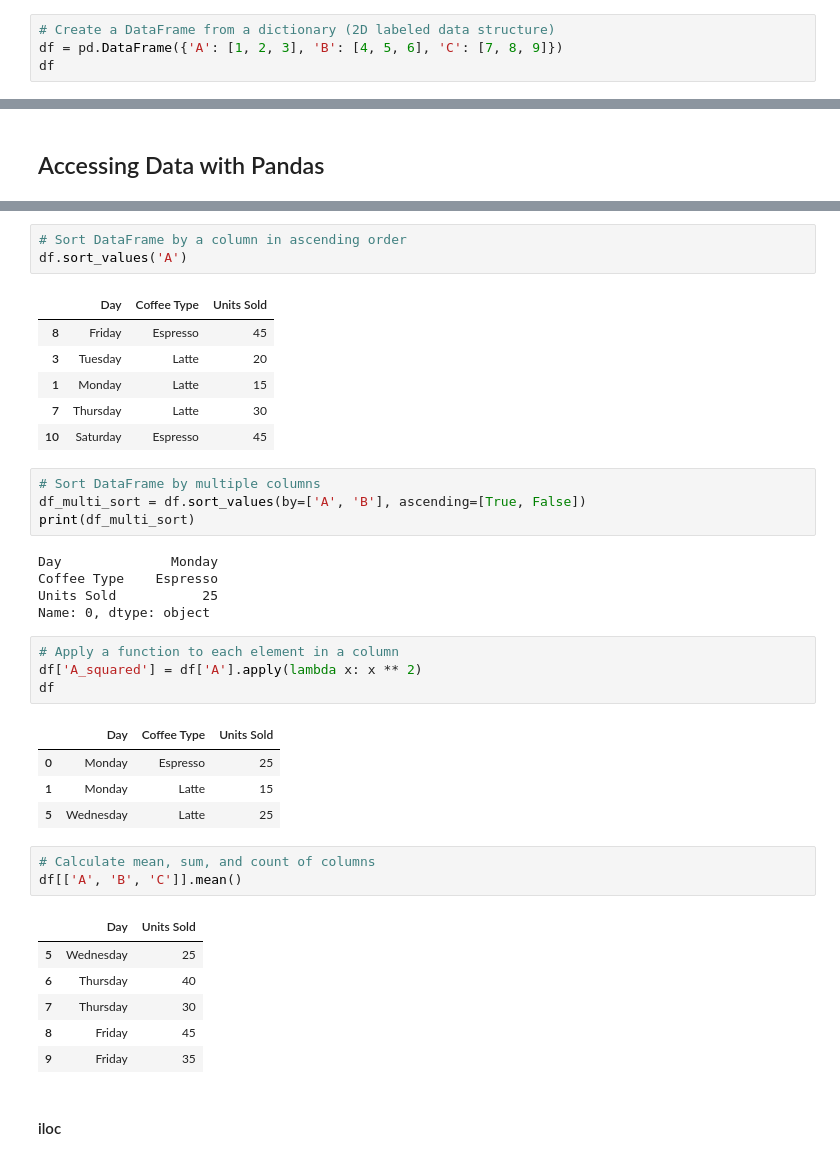
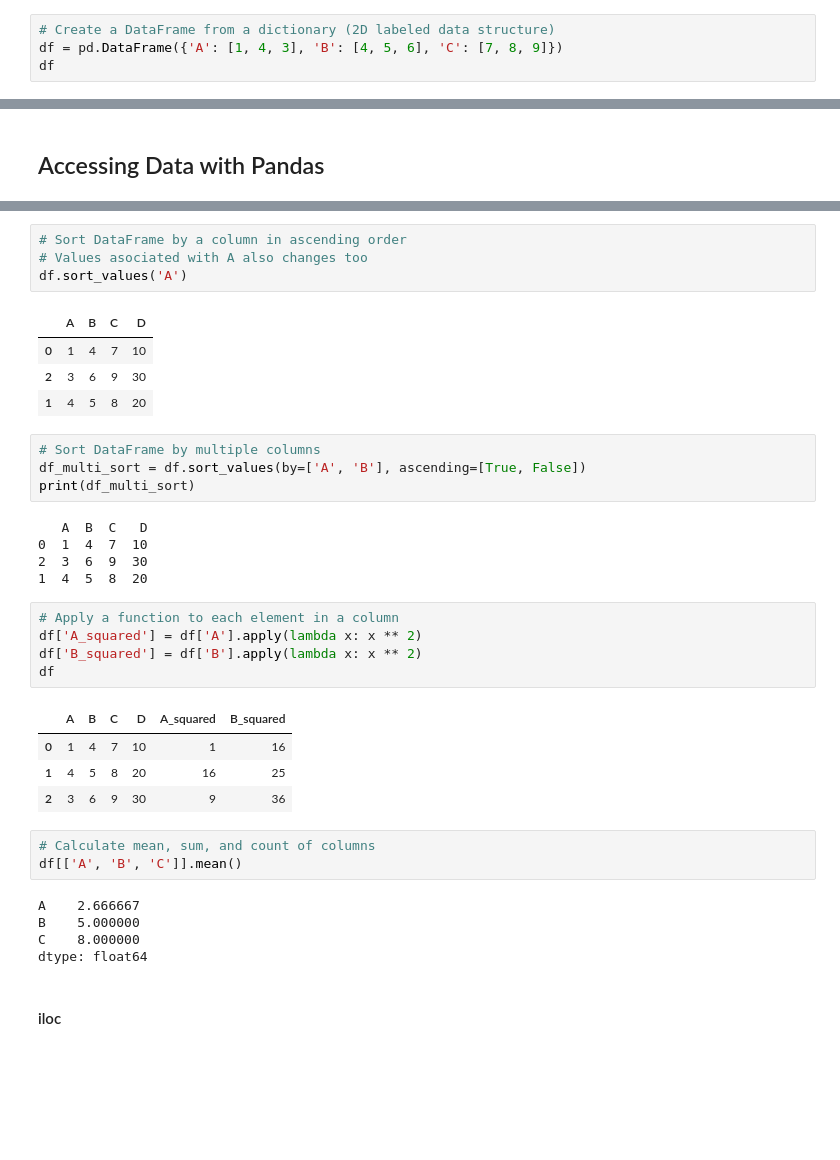
Before and after one commit to NehalLabib77/Machine_Learning, a Jupyter notebook: Data-Analysis/Pandas/.ipynb, the cells around one changed output, grey strips where cells are left out. Cells and saved outputs as stored; diff of their text form; blank space fills up the shorter version.

```diff
--- a/Data-Analysis/Pandas/.ipynb
+++ b/Data-Analysis/Pandas/.ipynb
@@ -196,5 +208,5 @@ s
 # %%
 # Create a DataFrame from a dictionary (2D labeled data structure)
-df = pd.DataFrame({'A': [1, 2, 3], 'B': [4, 5, 6], 'C': [7, 8, 9]})
+df = pd.DataFrame({'A': [1, 4, 3], 'B': [4, 5, 6], 'C': [7, 8, 9]})
 df
 # %% [output]
@@ -391,41 +385,39 @@ df_renamed
 # %%
 # Sort DataFrame by a column in ascending order
+# Values asociated with A also changes too
 df.sort_values('A')
 # %% [output]
-|  | Day | Coffee Type | Units Sold |
-| 8 | Friday | Espresso | 45 |
-| 3 | Tuesday | Latte | 20 |
-| 1 | Monday | Latte | 15 |
-| 7 | Thursday | Latte | 30 |
-| 10 | Saturday | Espresso | 45 |
+|  | A | B | C | D |
+| 0 | 1 | 4 | 7 | 10 |
+| 2 | 3 | 6 | 9 | 30 |
+| 1 | 4 | 5 | 8 | 20 |
 # %%
 # Sort DataFrame by multiple columns
 df_multi_sort = df.sort_values(by=['A', 'B'], ascending=[True, False])
 print(df_multi_sort)
 # %% [output]
-Day              Monday
-Coffee Type    Espresso
-Units Sold           25
-Name: 0, dtype: object
+   A  B  C   D
+0  1  4  7  10
+2  3  6  9  30
+1  4  5  8  20
 # %%
 # Apply a function to each element in a column
 df['A_squared'] = df['A'].apply(lambda x: x ** 2)
+df['B_squared'] = df['B'].apply(lambda x: x ** 2)
 df
 # %% [output]
-|  | Day | Coffee Type | Units Sold |
-| 0 | Monday | Espresso | 25 |
-| 1 | Monday | Latte | 15 |
-| 5 | Wednesday | Latte | 25 |
+|  | A | B | C | D | A_squared | B_squared |
+| 0 | 1 | 4 | 7 | 10 | 1 | 16 |
+| 1 | 4 | 5 | 8 | 20 | 16 | 25 |
+| 2 | 3 | 6 | 9 | 30 | 9 | 36 |
 # %%
 # Calculate mean, sum, and count of columns
 df[['A', 'B', 'C']].mean()
 # %% [output]
-|  | Day | Units Sold |
-| 5 | Wednesday | 25 |
-| 6 | Thursday | 40 |
-| 7 | Thursday | 30 |
-| 8 | Friday | 45 |
-| 9 | Friday | 35 |
+A    2.666667
+B    5.000000
+C    8.000000
+dtype: float64
 # %% [markdown]
 #### iloc
 # %%
```
Also changed, not shown: parts of 132 cells of this notebook.
